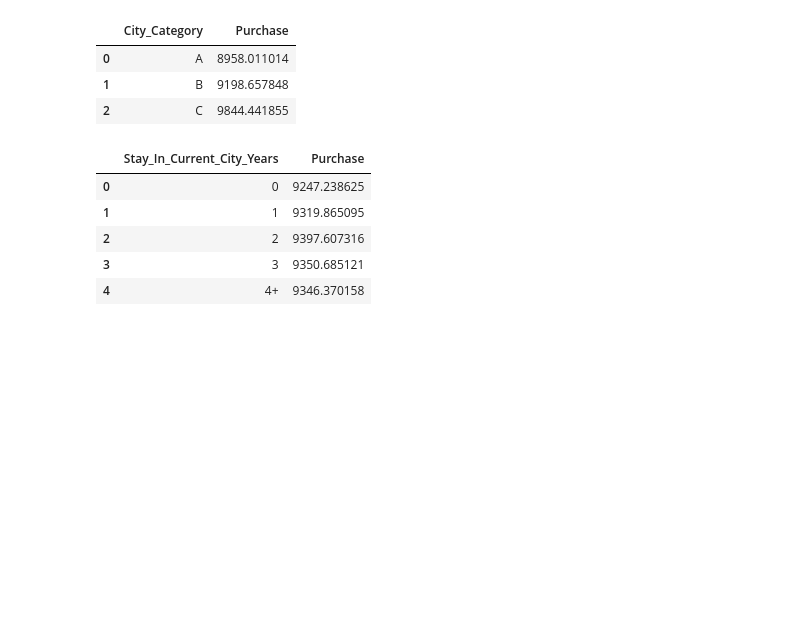
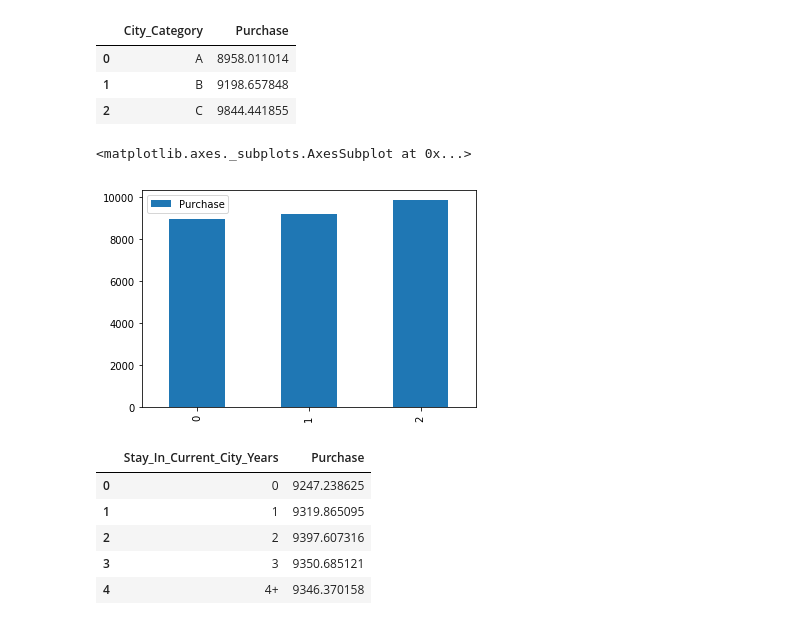
Before and after one commit to xisizh/DS_practice_1, a Jupyter notebook: DS_practice_1.ipynb, the cells around one changed output. Saved outputs shown, nothing was run; the diff lists cells and outputs as text; code cells hidden in the pictures; blank space fills up the shorter version.

```diff
--- a/DS_practice_1.ipynb
+++ b/DS_practice_1.ipynb
@@ -152,6 +152,11 @@ city
 | 0 | A | 8958.011014 |
 | 1 | B | 9198.657848 |
 | 2 | C | 9844.441855 |
+# %%
+city.plot.bar()
+# %% [output]
+<matplotlib.axes._subplots.AxesSubplot at 0x...>
+[figure, added]
 # %%
 buy[['Stay_In_Current_City_Years', 'Purchase']].groupby(['Stay_In_Current_City_Years'], as_index=False).mean()
 # %% [output]
```
Also changed, not shown: parts of 6 cells of this notebook.
